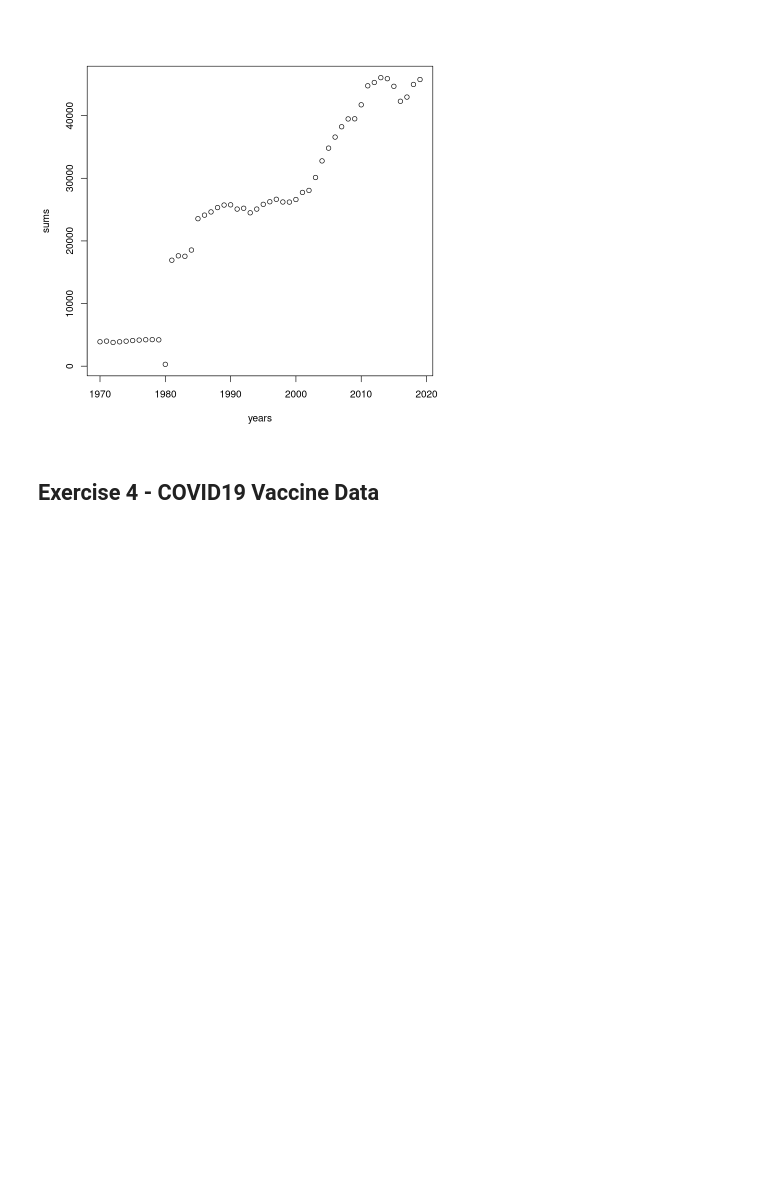
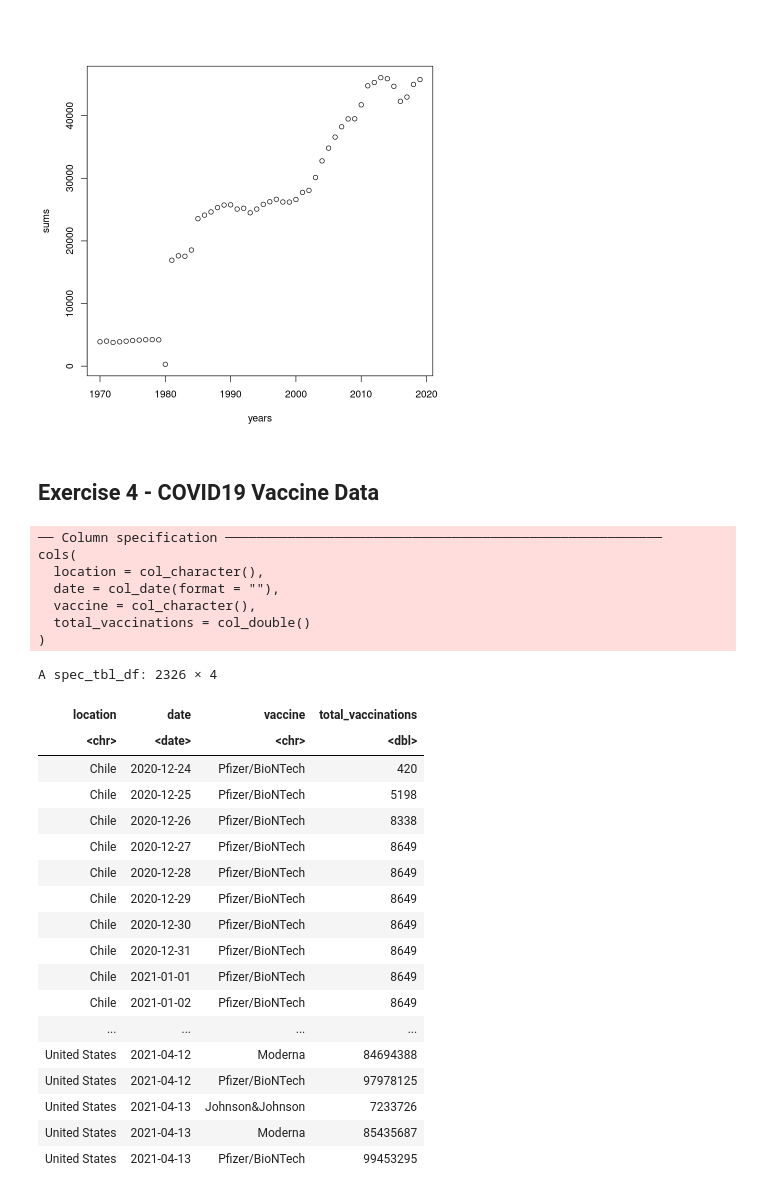
Before and after one commit to eigen-carmona/AdvStats, a Jupyter notebook: lab1/Solutions.ipynb, the cells around one changed output. Drawn from its saved outputs; the diff is of its cells as text; code cells hidden in the pictures; blank space fills up the shorter version.

```diff
--- a/lab1/Solutions.ipynb
+++ b/lab1/Solutions.ipynb
@@ -295,3 +295,33 @@ plot(years,sums)
 [figure]
 # %% [markdown]
 ## Exercise 4 - COVID19 Vaccine Data
+# %%
+vax_by_manufacturer <- read_csv("https://raw.githubusercontent.com/owid/covid-19-data/master/public/data/vaccinations/vaccinations-by-manufacturer.csv")
+vax_by_manufacturer
+# %% [output]
+── Column specification ────────────────────────────────────────────────────────
+cols(
+  location = col_character(),
+  date = col_date(format = ""),
+  vaccine = col_character(),
+  total_vaccinations = col_double()
+)
+A spec_tbl_df: 2326 × 4
+| location | date | vaccine | total_vaccinations |
+| <chr> | <date> | <chr> | <dbl> |
+| Chile | 2020-12-24 | Pfizer/BioNTech | 420 |
+| Chile | 2020-12-25 | Pfizer/BioNTech | 5198 |
+| Chile | 2020-12-26 | Pfizer/BioNTech | 8338 |
+| Chile | 2020-12-27 | Pfizer/BioNTech | 8649 |
+| Chile | 2020-12-28 | Pfizer/BioNTech | 8649 |
+| Chile | 2020-12-29 | Pfizer/BioNTech | 8649 |
+| Chile | 2020-12-30 | Pfizer/BioNTech | 8649 |
+| Chile | 2020-12-31 | Pfizer/BioNTech | 8649 |
+| Chile | 2021-01-01 | Pfizer/BioNTech | 8649 |
+| Chile | 2021-01-02 | Pfizer/BioNTech | 8649 |
+| ... | ... | ... | ... |
+| United States | 2021-04-12 | Moderna | 84694388 |
+| United States | 2021-04-12 | Pfizer/BioNTech | 97978125 |
+| United States | 2021-04-13 | Johnson&Johnson | 7233726 |
+| United States | 2021-04-13 | Moderna | 85435687 |
+| United States | 2021-04-13 | Pfizer/BioNTech | 99453295 |
```
Also changed, not shown: parts of 1 cell of this notebook.
